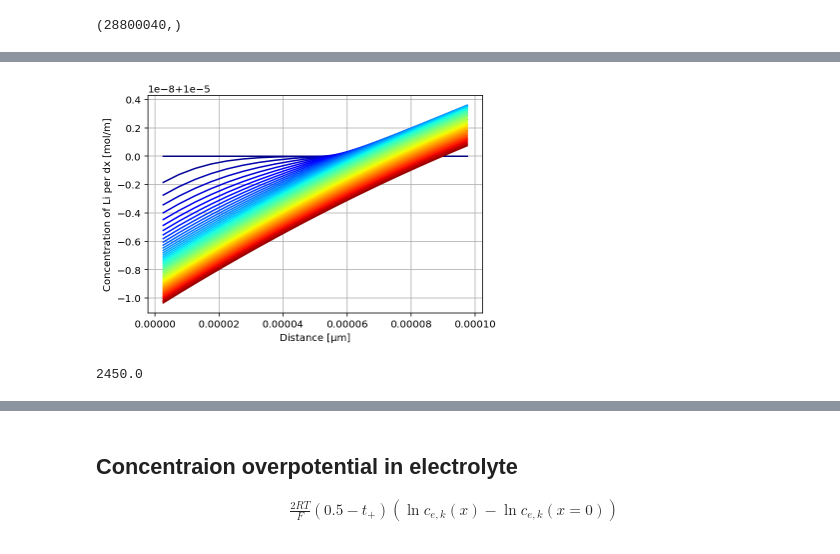
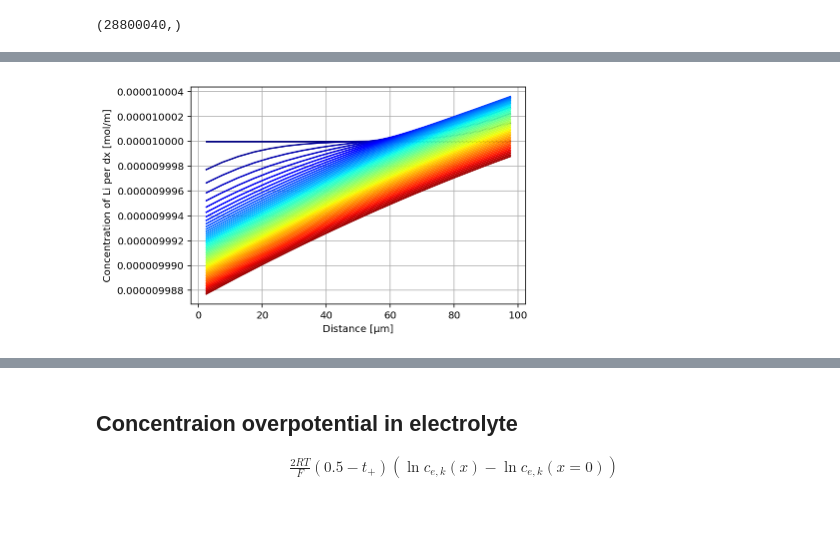
Before and after one commit to TakumaKawahara/BS-StudyGroup, a Jupyter notebook: Model#4/BS_Model#4_ver1.0.ipynb, the cells around one changed output, grey strips where cells are left out. Drawn from its saved outputs; the diff is of its cells as text; code cells hidden in the pictures; blank space fills up the shorter version.

```diff
--- a/Model#4/BS_Model#4_ver1.0.ipynb
+++ b/Model#4/BS_Model#4_ver1.0.ipynb
@@ -1092,13 +1081,9 @@ df_sim2
 # %%
 for ii in range(50):
-    plt.plot(df_sim2['x_e (m)'][20*50*ii:20*(50*ii+1)], df_sim2['C_e (mol/m)'][20*50*ii:20*(50*ii+1)],color=cm.jet(ii/50), label='Average')
+    plt.plot(x_rlt[72*ii][:]*1E6, C_rlt[72*ii][:],color=cm.jet(ii/50), label='Average')
 plt.ylabel('Concentration of Li per dx [mol/m]')
 plt.xlabel('Distance [μm]')
 plt.grid()
 plt.show()
 # %% [output]
-[figure, old version]
+[figure, new version]
-# %%
-df_sim2['Time (sec)'][20*50*ii]
-# %% [output]
-2450.0
```
Also changed, not shown: parts of 27 cells of this notebook, 1 other file.
